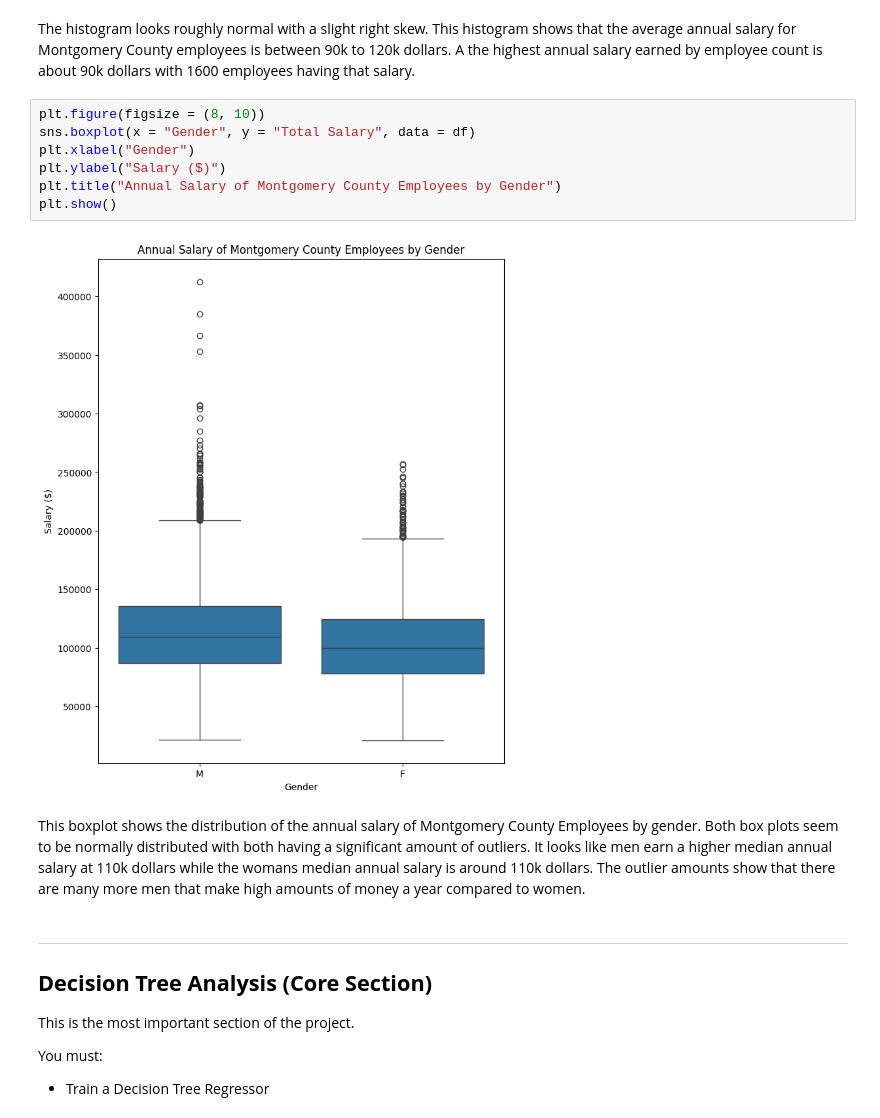
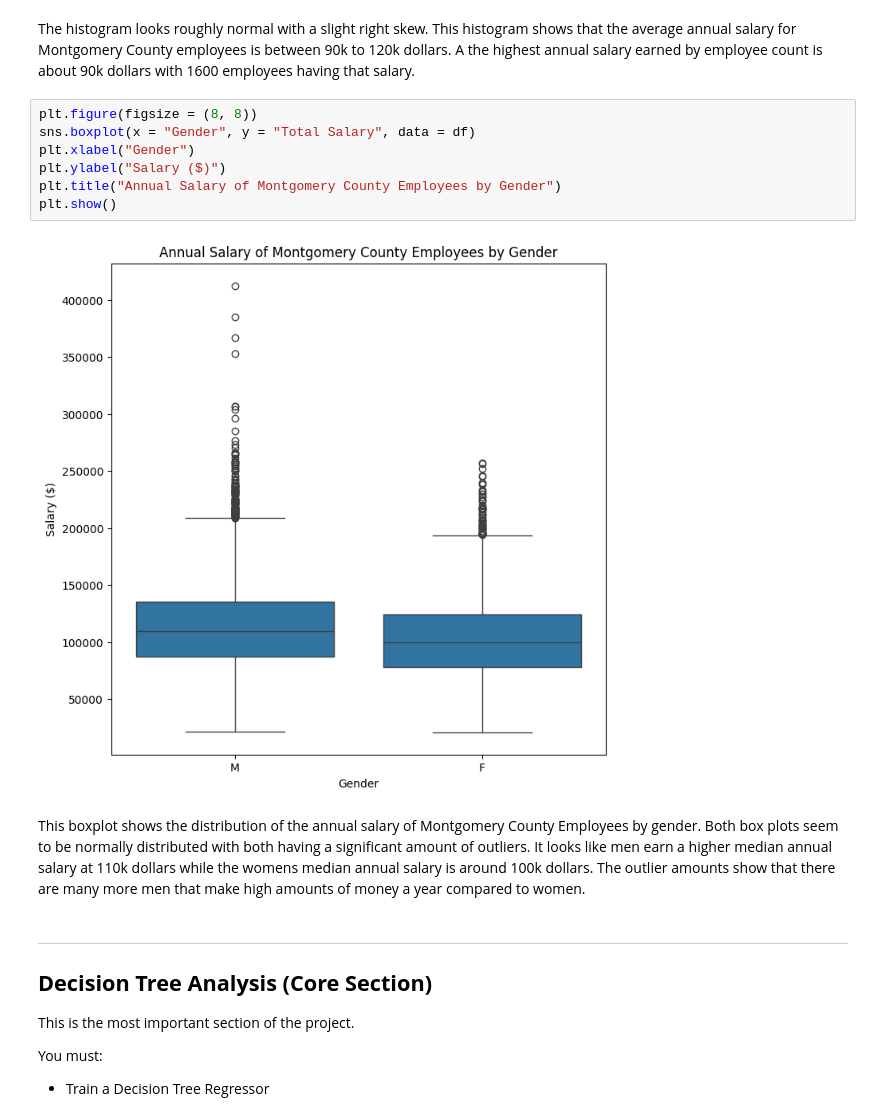
Before and after one commit to Nikolai-N484/Data201_NikolaiN, a Jupyter notebook: Project3/Nikolai_Navarro_Project3_Week14.ipynb, the cells around one changed output. Drawn from its saved outputs; the diff is of its cells as text.

```diff
--- a/Project3/Nikolai_Navarro_Project3_Week14.ipynb
+++ b/Project3/Nikolai_Navarro_Project3_Week14.ipynb
@@ -169,16 +168,16 @@ plt.show()
 # %% [markdown]
 The histogram looks roughly normal with a slight right skew. This histogram shows that the average annual salary for Montgomery County employees is between 90k to 120k dollars. A the highest annual salary earned by employee count is about 90k dollars with 1600 employees having that salary.
 # %%
-plt.figure(figsize = (8, 10))
+plt.figure(figsize = (8, 8))
 sns.boxplot(x = "Gender", y = "Total Salary", data = df)
 plt.xlabel("Gender")
 plt.ylabel("Salary ($)")
 plt.title("Annual Salary of Montgomery County Employees by Gender")
 plt.show()
 # %% [output]
-[figure, old version]
+[figure, new version]
 # %% [markdown]
-This boxplot shows the distribution of the annual salary of Montgomery County Employees by gender. Both box plots seem to be normally distributed with both having a significant amount of outliers.  It looks like men earn a higher median annual salary at 110k dollars while the womans median annual salary is around 110k dollars. The outlier amounts show that there are many more men that make high amounts of money a year compared to women.
+This boxplot shows the distribution of the annual salary of Montgomery County Employees by gender. Both box plots seem to be normally distributed with both having a significant amount of outliers.  It looks like men earn a higher median annual salary at 110k dollars while the womens median annual salary is around 100k dollars. The outlier amounts show that there are many more men that make high amounts of money a year compared to women.
 # %% [markdown]
 ---
 ## **Decision Tree Analysis (Core Section)**
```
Also changed, not shown: parts of 4 cells of this notebook.
